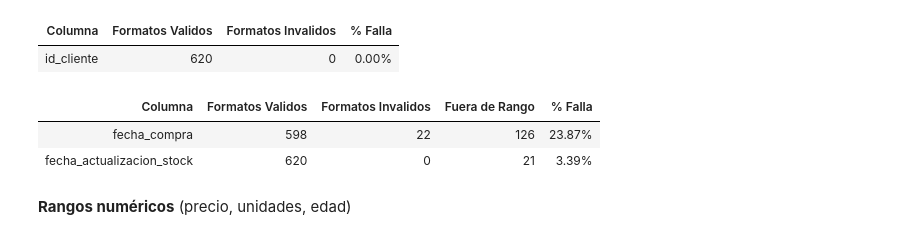
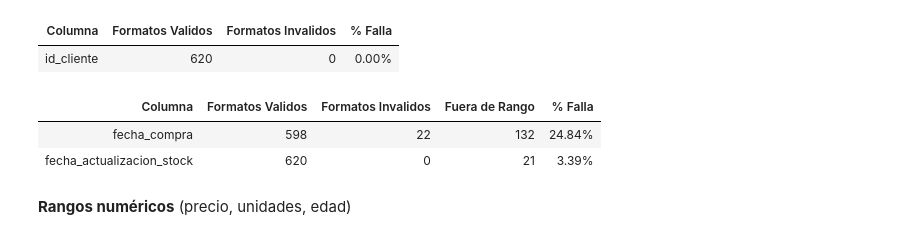
Before and after one commit to rborja79/preprocesamientodedatos, a Jupyter notebook: S3_Grupo05_Auditoria_Calidad_NovaMarket.ipynb, the cells around one changed output. Cells and saved outputs as stored; diff of their text form; code cells hidden in the pictures.

Commit message:
Ajustes formato y valores

```diff
--- a/S3_Grupo05_Auditoria_Calidad_NovaMarket.ipynb
+++ b/S3_Grupo05_Auditoria_Calidad_NovaMarket.ipynb
@@ -183,47 +180,48 @@ audit_id_cliente.style.hide(axis="index")
 | Columna | Formatos Validos | Formatos Invalidos | % Falla |
 | id_cliente | 620 | 0 | 0.00% |
 # %%
-current_date = pd.to_datetime(datetime.now().date())
+fecha_corte = pd.Timestamp("2026-08-03")
 
-df['purchase_dates_converted'] = pd.to_datetime(df['fecha_compra'], format='mixed', errors='coerce')
-df['stock_update_dates_converted'] = pd.to_datetime(df['fecha_actualizacion_stock'], format='mixed', errors='coerce')
+s = df['fecha_compra'].astype(str)
+con_barras = s.str.contains('/')
+iso = pd.to_datetime(s.where(~con_barras), format="%Y-%m-%d", errors="coerce")
+dmy = pd.to_datetime(s.where(con_barras), format="%d/%m/%Y", errors="coerce")
+df['purchase_dates_converted'] = iso.fillna(dmy)
+
+df['stock_update_dates_converted'] = pd.to_datetime(
+    df['fecha_actualizacion_stock'], format="%Y-%m-%d", errors="coerce")
 
 total_purchase_invalid_formats = df['purchase_dates_converted'].isna().sum()
-total_purchase_valid_formats = df['purchase_dates_converted'].notna().sum()
+total_purchase_valid_formats   = df['purchase_dates_converted'].notna().sum()
 
-df['purchase_out_of_range'] = df['purchase_dates_converted'] >= current_date
+df['purchase_out_of_range'] = df['purchase_dates_converted'] >= fecha_corte
 total_purchase_out_of_range = df['purchase_out_of_range'].sum()
 
 total_stock_invalid_formats = df['stock_update_dates_converted'].isna().sum()
-total_stock_valid_formats = df['stock_update_dates_converted'].notna().sum()
+total_stock_valid_formats   = df['stock_update_dates_converted'].notna().sum()
 
-df['stock_out_of_range'] = df['stock_update_dates_converted'] >= current_date
+df['stock_out_of_range'] = df['stock_update_dates_converted'] >= fecha_corte
 total_stock_out_of_range = df['stock_out_of_range'].sum()
 
-purchase_no_valid_percentage = (total_purchase_invalid_formats) / len(df) * 100 + (total_purchase_out_of_range) / len(df) * 100
-stock_no_valid_percentage = (total_stock_invalid_formats) / len(df) * 100 + (total_stock_out_of_range) / len(df) * 100
+purchase_no_valid_percentage = (total_purchase_invalid_formats + total_purchase_out_of_range) / len(df) * 100
+stock_no_valid_percentage    = (total_stock_invalid_formats + total_stock_out_of_range) / len(df) * 100
 
 audit_dates = pd.DataFrame([
-    {
-        "Columna":            "fecha_compra",
-        "Formatos Validos":   total_purchase_valid_formats,
-        "Formatos Invalidos": total_purchase_invalid_formats,
-        "Fuera de Rango":     total_purchase_out_of_range,
-        "% Falla":            f"{purchase_no_valid_percentage:.2f}%",
-    },
-    {
-        "Columna":            "fecha_actualizacion_stock",
-        "Formatos Validos":   total_stock_valid_formats,
-        "Formatos Invalidos": total_stock_invalid_formats,
-        "Fuera de Rango":     total_stock_out_of_range,
-        "% Falla":            f"{stock_no_valid_percentage:.2f}%",
-    },
+    {"Columna": "fecha_compra",
+     "Formatos Validos": total_purchase_valid_formats,
+     "Formatos Invalidos": total_purchase_invalid_formats,
+     "Fuera de Rango": total_purchase_out_of_range,
+     "% Falla": f"{purchase_no_valid_percentage:.2f}%"},
+    {"Columna": "fecha_actualizacion_stock",
+     "Formatos Validos": total_stock_valid_formats,
+     "Formatos Invalidos": total_stock_invalid_formats,
+     "Fuera de Rango": total_stock_out_of_range,
+     "% Falla": f"{stock_no_valid_percentage:.2f}%"},
 ])
-
 audit_dates.style.hide(axis="index")
 # %% [output]
 | Columna | Formatos Validos | Formatos Invalidos | Fuera de Rango | % Falla |
-| fecha_compra | 598 | 22 | 126 | 23.87% |
+| fecha_compra | 598 | 22 | 132 | 24.84% |
 | fecha_actualizacion_stock | 620 | 0 | 21 | 3.39% |
 # %% [markdown]
 **Rangos numéricos** (precio, unidades, edad)
```
Also changed, not shown: parts of 8 cells of this notebook, 1 other file.
